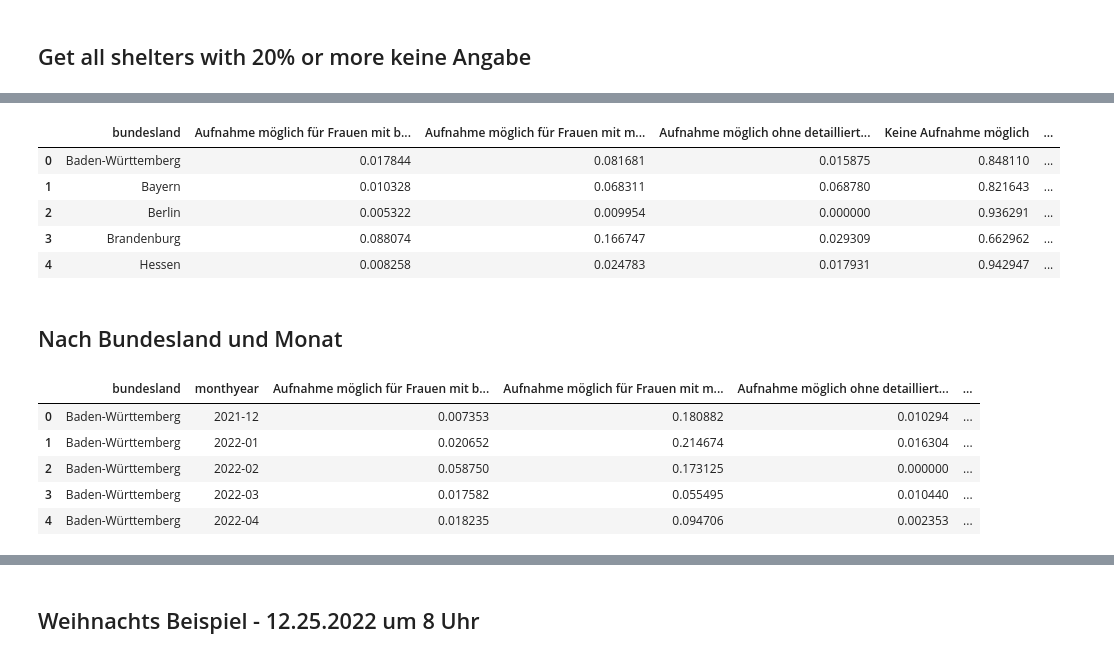
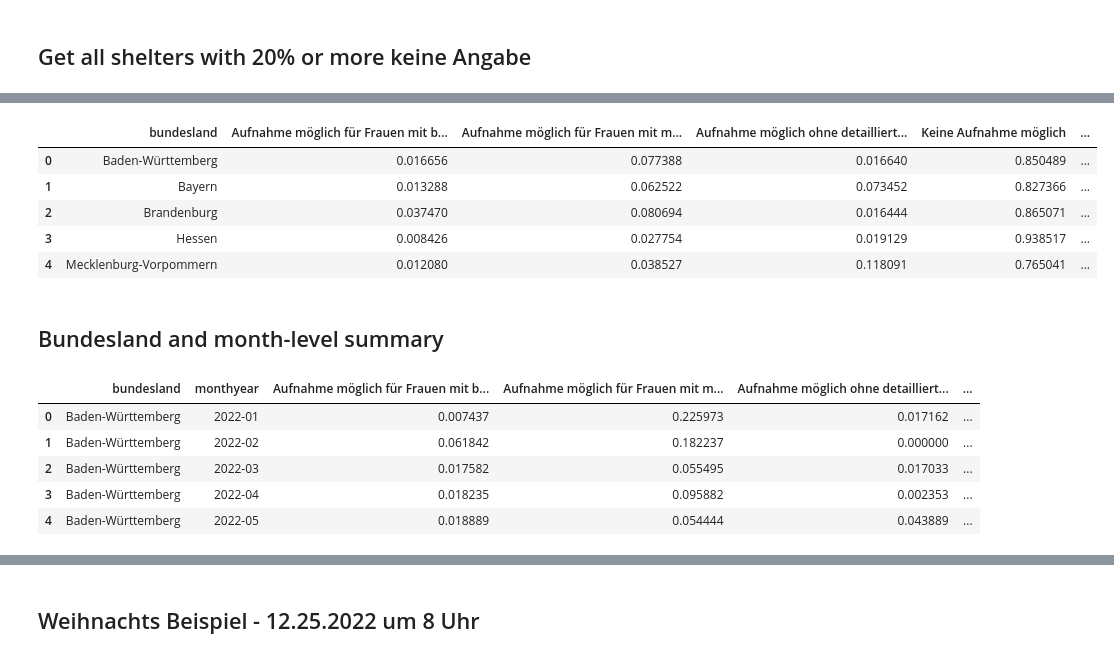
Before and after one commit to correctiv/frauenhaus-scraper, a Jupyter notebook: analysis.ipynb, the cells around one changed output, grey strips where cells are left out. Drawn from its saved outputs; the diff is of its cells as text; code cells hidden in the pictures.

```diff
--- a/analysis.ipynb
+++ b/analysis.ipynb
@@ -134,3 +141,5 @@ df_monthyear_wide.head()
+# %%
+df_monthyear_wide = pd.merge(df_monthyear_wide, metadata, on='shelter_id')
 # %%
 # drop timestamp camp and save file
 df_monthyear_wide = df_monthyear_wide.drop(["timestamp_count"], axis=1)
@@ -176,3 +185,5 @@ df_shelter_wide.head()
+# %%
+df_shelter_wide = pd.merge(df_shelter_wide, metadata, on='shelter_id')
 # %%
 # save to csv
 df_shelter_wide.to_csv("./data/cleaned/belegungsquote_nach_shelter.csv", index=False)
@@ -184,0 +196,6 @@ no_data = df_shelter_wide.loc[df_shelter_wide["keine Angabe"] >= 0.20, "shelter_
+# %%
+# filter no data
+df_monthyear_wide = df_monthyear_wide.loc[~df_monthyear_wide.shelter_id.isin(no_data),]
+# %%
+# only look at actual shelters
+df_monthyear_wide = df_monthyear_wide.loc[df_monthyear_wide.einrichtungsart=="Frauenhaus",]
@@ -203,26 +223,26 @@ monthly.to_csv("./data/cleaned/monthly_overview.csv", index=False)
 # %%
 # filter out where no data and mean of each status % by bundesland
-bundesland = df_monthyear_wide.loc[~df_monthyear_wide.shelter_id.isin(no_data),] \
+bundesland = df_monthyear_wide \
     .groupby(["bundesland"]) \
     .mean() \
     .reset_index()
 
 bundesland = bundesland.drop(["shelter_id"], axis=1)
 bundesland.head()
 # %% [output]
 |  | bundesland | Aufnahme möglich für Frauen mit b... | Aufnahme möglich für Frauen mit m... | Aufnahme möglich ohne detailliert... | Keine Aufnahme möglich | ... |
-| 0 | Baden-Württemberg | 0.017844 | 0.081681 | 0.015875 | 0.848110 | ... |
-| 1 | Bayern | 0.010328 | 0.068311 | 0.068780 | 0.821643 | ... |
-| 2 | Berlin | 0.005322 | 0.009954 | 0.000000 | 0.936291 | ... |
-| 3 | Brandenburg | 0.088074 | 0.166747 | 0.029309 | 0.662962 | ... |
-| 4 | Hessen | 0.008258 | 0.024783 | 0.017931 | 0.942947 | ... |
+| 0 | Baden-Württemberg | 0.016656 | 0.077388 | 0.016640 | 0.850489 | ... |
+| 1 | Bayern | 0.013288 | 0.062522 | 0.073452 | 0.827366 | ... |
+| 2 | Brandenburg | 0.037470 | 0.080694 | 0.016444 | 0.865071 | ... |
+| 3 | Hessen | 0.008426 | 0.027754 | 0.019129 | 0.938517 | ... |
+| 4 | Mecklenburg-Vorpommern | 0.012080 | 0.038527 | 0.118091 | 0.765041 | ... |
 # %%
 bundesland.to_csv("./data/cleaned/bundesland_overview.csv", index=False)
-# %% [markdown]
-## Nach Bundesland und Monat
+# %% [markdown]
+## Bundesland and month-level summary
 # %%
 # filter out where no data and mean of each status % by bundesland
-bundesland_monthyear = df_monthyear_wide.loc[~df_monthyear_wide.shelter_id.isin(no_data),] \
+bundesland_monthyear = df_monthyear_wide \
     .groupby(["bundesland", "monthyear"]) \
     .mean() \
     .reset_index()
@@ -231,11 +251,11 @@ bundesland_monthyear = bundesland_monthyear.drop(["shelter_id"], axis=1)
 bundesland_monthyear.head()
 # %% [output]
 |  | bundesland | monthyear | Aufnahme möglich für Frauen mit b... | Aufnahme möglich für Frauen mit m... | Aufnahme möglich ohne detailliert... | ... |
-| 0 | Baden-Württemberg | 2021-12 | 0.007353 | 0.180882 | 0.010294 | ... |
-| 1 | Baden-Württemberg | 2022-01 | 0.020652 | 0.214674 | 0.016304 | ... |
-| 2 | Baden-Württemberg | 2022-02 | 0.058750 | 0.173125 | 0.000000 | ... |
-| 3 | Baden-Württemberg | 2022-03 | 0.017582 | 0.055495 | 0.010440 | ... |
-| 4 | Baden-Württemberg | 2022-04 | 0.018235 | 0.094706 | 0.002353 | ... |
+| 0 | Baden-Württemberg | 2022-01 | 0.007437 | 0.225973 | 0.017162 | ... |
+| 1 | Baden-Württemberg | 2022-02 | 0.061842 | 0.182237 | 0.000000 | ... |
+| 2 | Baden-Württemberg | 2022-03 | 0.017582 | 0.055495 | 0.017033 | ... |
+| 3 | Baden-Württemberg | 2022-04 | 0.018235 | 0.095882 | 0.002353 | ... |
+| 4 | Baden-Württemberg | 2022-05 | 0.018889 | 0.054444 | 0.043889 | ... |
 # %%
 monthly_no_places = bundesland_monthyear[["bundesland","monthyear","Keine Aufnahme möglich"]]
 pd.pivot(monthly_no_places, columns="bundesland", values="Keine Aufnahme möglich", index="monthyear").reset_index()
```
Also changed, not shown: parts of 18 cells of this notebook, 9 other files.
